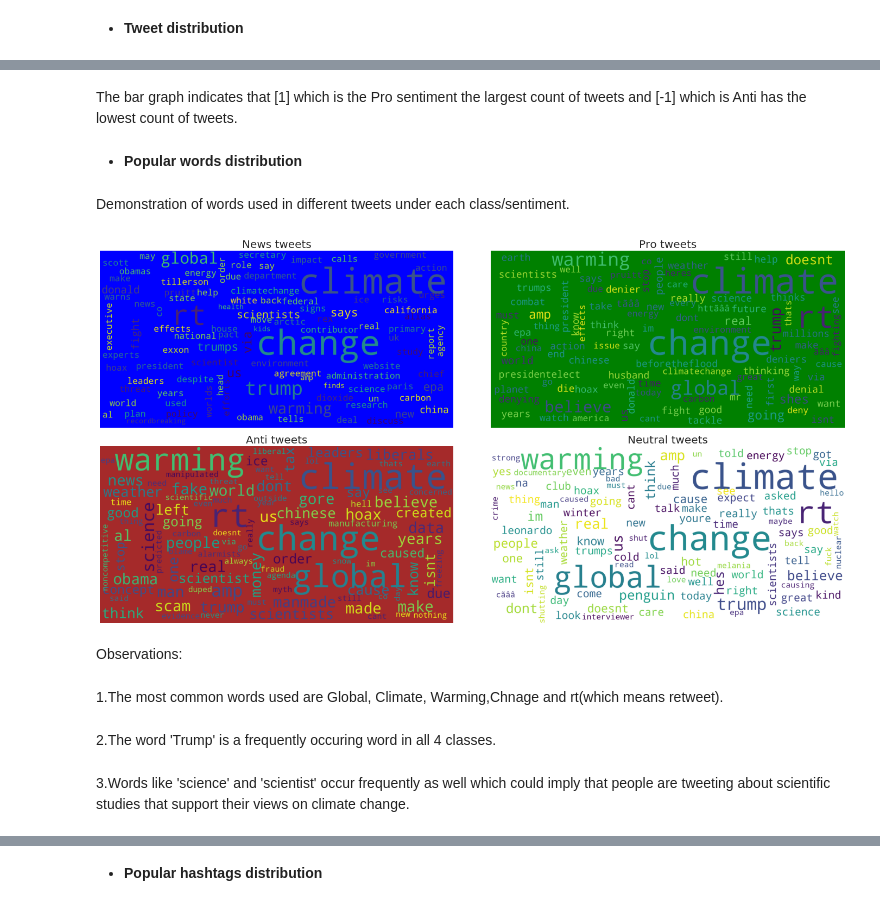
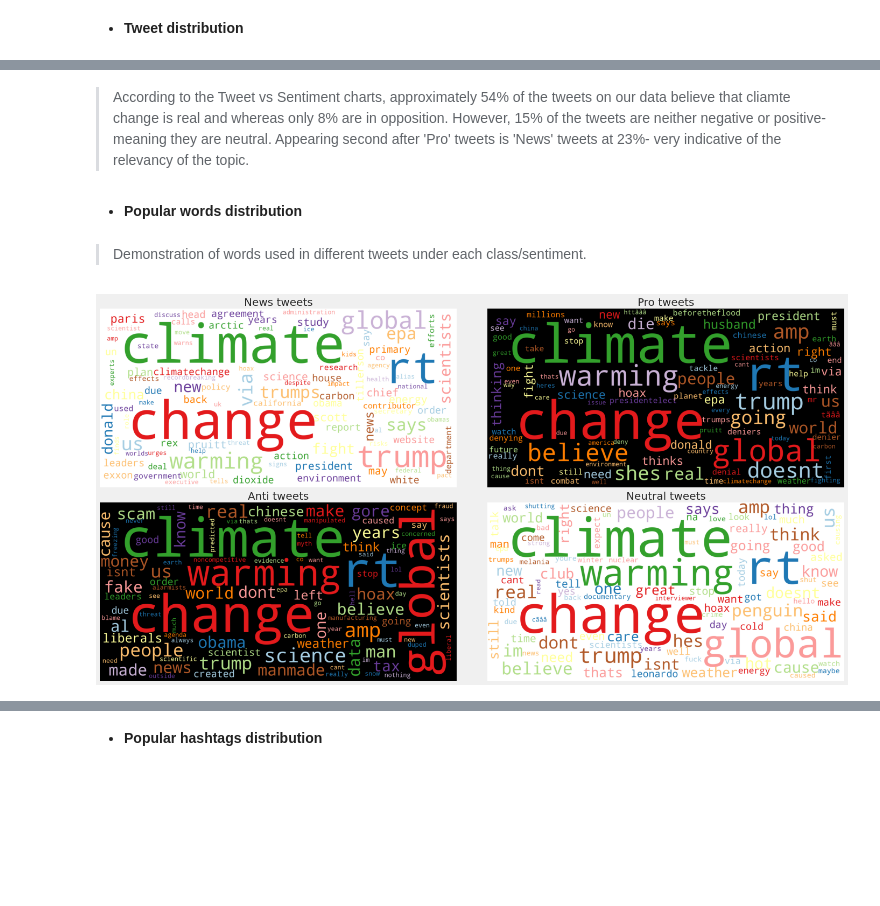
Before and after one commit to ThobaniMwandla/advanced_classification_zm6_project, a Jupyter notebook: notebooks/Climate_Sentiment_Analysis_Final.ipynb, the cells around one changed output, grey strips where cells are left out. Cells and saved outputs as stored; diff of their text form; code cells hidden in the pictures; blank space fills up the shorter version.

```diff
--- a/notebooks/Climate_Sentiment_Analysis_Final.ipynb
+++ b/notebooks/Climate_Sentiment_Analysis_Final.ipynb
@@ -663,16 +688,16 @@ plt.show()
 [figure]
-# %% [markdown]
-The bar graph indicates that [1] which is the Pro sentiment the largest count of tweets and [-1] which is Anti has the lowest count of tweets.
+# %% [markdown]
+> According to the Tweet vs Sentiment charts, approximately 54% of the tweets on our data believe that cliamte change is real and whereas only 8% are in opposition. However, 15% of the tweets are neither negative or positive- meaning they are neutral. Appearing second after 'Pro' tweets is 'News' tweets at 23%- very indicative of the relevancy of the topic.
 # %% [markdown]
 * **Popular words distribution**
 # %% [markdown]
-Demonstration of words used in different tweets under each class/sentiment.
+>Demonstration of words used in different tweets under each class/sentiment.
 # %%
-#word clouds
+# Define the different categories in the cleaned train
 news = train[train['sentiment'] == 2]['message']
 pro = train[train['sentiment'] == 1]['message']
 neutral =train[train['sentiment'] == 0]['message']
-Anti = train[train['sentiment'] ==-1]['message']
+Anti = train[train['sentiment'] == -1]['message']
 
 
 news = [word for line in news for word in line.split()]
@@ -681,77 +706,74 @@ neutral = [word for line in neutral for word in line.split()]
 Anti= [word for line in Anti for word in line.split()]
 
 news = WordCloud(
-    background_color='blue',
+    background_color='black',
     max_words=100,
-    max_font_size=40,
+    max_font_size=60,
     scale=5,
     random_state=1,
     collocations=False,
+    colormap ='Paired',
     normalize_plurals=False
 ).generate(' '.join(news))
 
+
 pro = WordCloud(
-    background_color='green',
+    background_color='black',
     max_words=100,
-    max_font_size=40,
+    max_font_size=60,
     scale=5,
     random_state=1,
     collocations=False,
+    colormap ='Paired',
     normalize_plurals=False
 ).generate(' '.join(pro))
 
 
 
 neutral = WordCloud(
-    background_color='white',
+    background_color='black',
     max_words=100,
-    max_font_size=40,
+    max_font_size=60,
     scale=5,
     random_state=1,
     collocations=False,
+    colormap='Paired',
     normalize_plurals=False
 ).generate(' '.join(neutral))
 
 
 Anti = WordCloud(
-    background_color='brown',
+    background_color='black',
     max_words=100,
-    max_font_size=40,
+    max_font_size=60,
     scale=5,
     random_state=1,
     collocations=False,
+    colormap ='Paired',
     normalize_plurals=False
 ).generate(' '.join(Anti))
 
 
 fig, axs = plt.subplots(2, 2, figsize = (20, 10))
 fig.tight_layout(pad = 0)
 
 axs[0, 0].imshow(news)
 axs[0, 0].set_title('News tweets', fontsize = 20)
 axs[0, 0].axis('off')
 
 axs[0, 1].imshow(pro)
 axs[0, 1].set_title('Pro tweets', fontsize = 20)
 axs[0, 1].axis('off')
 
 
 axs[1, 0].imshow(Anti)
 axs[1, 0].set_title('Anti tweets', fontsize = 20)
 axs[1, 0].axis('off')
 
 axs[1, 1].imshow(neutral)
 axs[1, 1].set_title('Neutral tweets', fontsize = 20)
 axs[1, 1].axis('off')
 
 plt.savefig('joint_cloud.png')
 # %% [output]
-[figure, old version]
+[figure, new version]
-# %% [markdown]
-Observations:
-# %% [markdown]
-1.The most common words used are Global, Climate, Warming,Chnage and rt(which means retweet).
-# %% [markdown]
-2.The word 'Trump' is a frequently occuring word in all 4 classes.
-# %% [markdown]
-3.Words like 'science' and 'scientist' occur frequently as well which could imply that people are tweeting about scientific studies that support their views on climate change.
```
Also changed, not shown: parts of 146 cells of this notebook, 1 other file.
